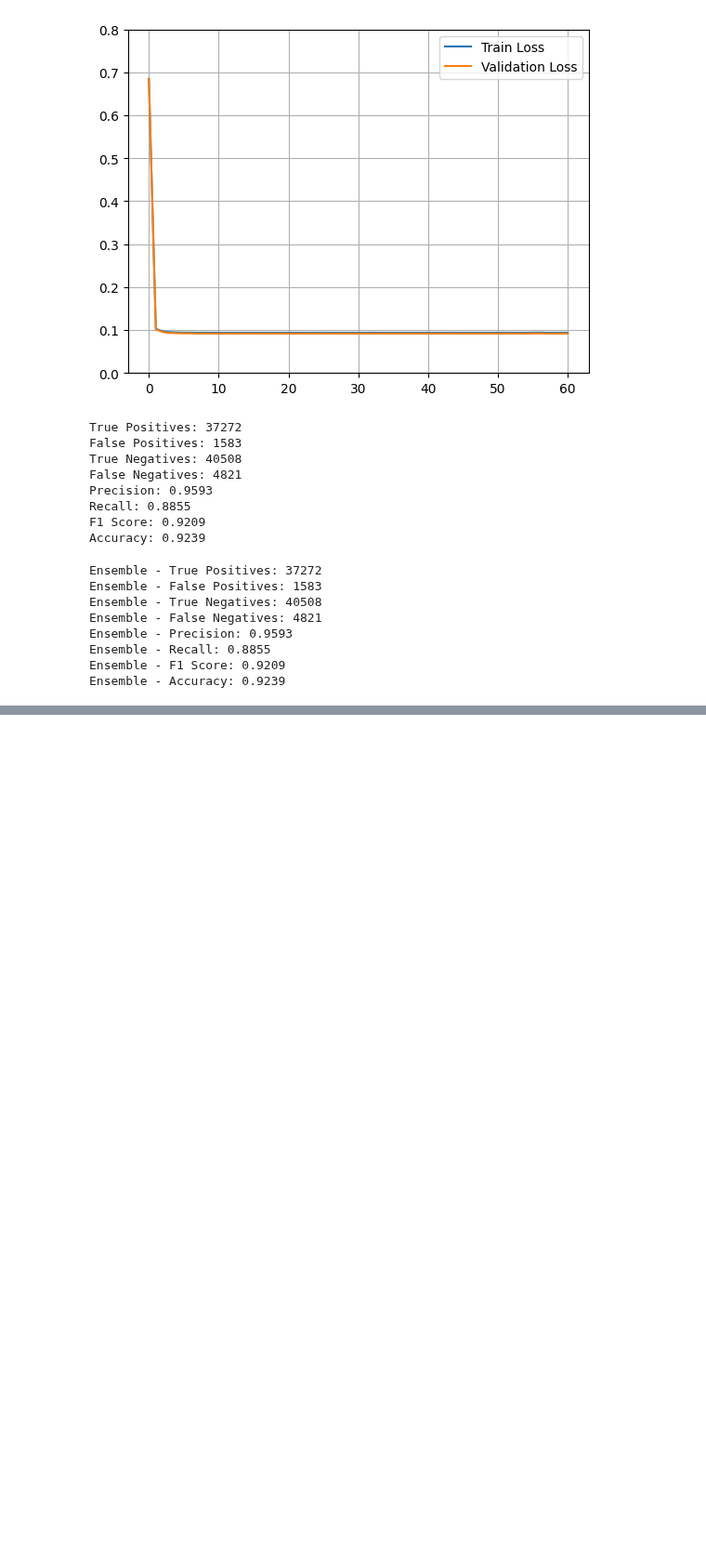
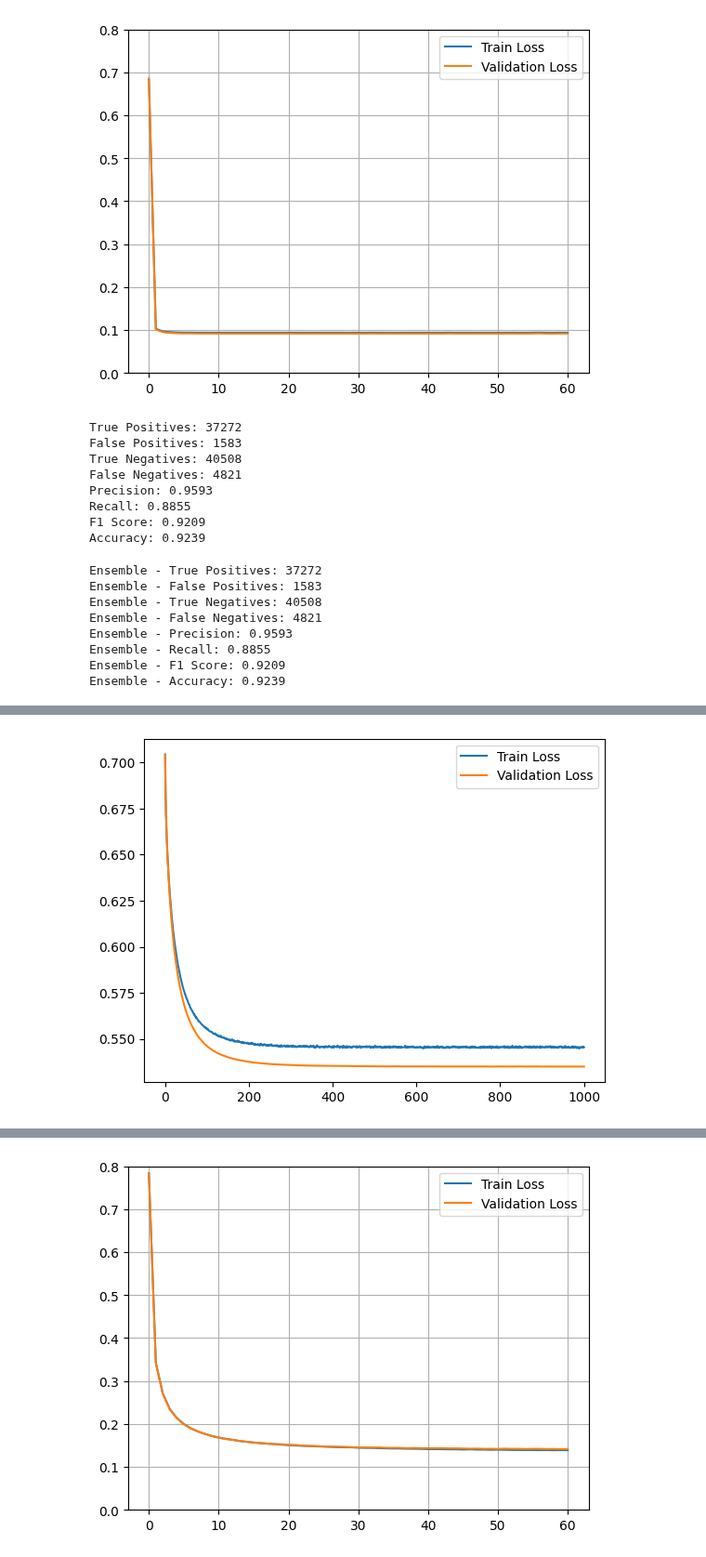
Before and after one commit to fantastic001/VertexVoyage, a Jupyter notebook: notebooks/analyze_embeddings.ipynb, the cells around one changed output, grey strips where cells are left out. Shown at 93% size. Saved outputs shown, nothing was run; the diff lists cells and outputs as text; code cells hidden in the pictures; blank space fills up the shorter version.

```diff
--- a/notebooks/analyze_embeddings.ipynb
+++ b/notebooks/analyze_embeddings.ipynb
@@ -319,3 +319,78 @@ Ensemble - Precision: 0.9593
 Ensemble - Recall: 0.8855
 Ensemble - F1 Score: 0.9209
 Ensemble - Accuracy: 0.9239
+# %%
+
+! cp ../cptest/* data/cptest/
+! ls data/cptest
+
+from vertex_voyage.cli import hash_set_persistently
+
+class EM:
+    def __init__(self, embedding_dict):
+        self.embedding_dict = embedding_dict
+    def embed_nodes(self, nodes):
+        return [self.embed_node(n) for n in nodes]
+    def embed_node(self, node):
+        return self.embedding_dict[node]
+
+run.data = {}
+model, train_losses, val_losses = run["cptest/lp_full"]
+plt.plot(train_losses, label="Train Loss")
+plt.plot(val_losses, label="Validation Loss")
+plt.legend()
+plt.show()
+em = EM(run["cptest/embedding_dict"])
+dataset = run["cptest/graph"]
+partitions = run["cptest/partitions"]
+print("Dataset:", dataset)
+print("Partitions:", partitions)
+# lets remove links between partitions and see if the model can predict them
+to_remove = []
+partitions = list(partitions)
+for i in range(len(partitions)):
+    for j in range(i+1, len(partitions)):
+        part_i = partitions[i]
+        part_j = partitions[j]
+        for u in part_i:
+            for v in part_j:
+                if dataset.has_edge(u, v):
+                    to_remove.append((u, v))
+print(f"Removing {len(to_remove)} edges between partitions.")
+dataset.remove_edges_from(to_remove)
+print(f"Graph after edge removal has {dataset.number_of_edges()} edges.")
+model, train_losses, val_losses = train_on_static_graph(dataset, em, epochs=60, use_bias=True, cv_k=5, val_ratio=0.2, learning_rate=0.1)
+plt.plot(train_losses, label="Train Loss")
+plt.plot(val_losses, label="Validation Loss")
+plt.legend()
+plt.ylim(0, 0.8)
+plt.grid(True)
+plt.show()
+positive_test_edges = to_remove
+negative_test_edges = []
+while len(negative_test_edges) < len(positive_test_edges):
+    u = random.choice(list(dataset.nodes()))
+    v = random.choice(list(dataset.nodes()))
+    if not dataset.has_edge(u, v) and u != v:
+        negative_test_edges.append((u, v))
+test_edges = positive_test_edges + negative_test_edges
+predictions = predict_links(test_edges, em, model)
+TP, FP, TN, FN = 0, 0, 0, 0
+for (u, v), (is_edge, prob) in zip(test_edges, predictions):
+    if is_edge and (u, v) in positive_test_edges:
+        TP += 1
+    elif is_edge and (u, v) in negative_test_edges:
+        FP += 1
+    elif not is_edge and (u, v) in negative_test_edges:
+        TN += 1
+    elif not is_edge and (u, v) in positive_test_edges:
+        FN += 1
+print(f"True Positives: {TP}")
+print(f"False Positives: {FP}")
+print(f"True Negatives: {TN}")
+print(f"False Negatives: {FN}")
+print(f"Precision: {TP / (TP + FP) if TP + FP > 0 else 0:.4f}")
+print(f"Recall: {TP / (TP + FN) if TP + FN > 0 else 0:.4f}")
+print(f"F1 Score: {2 * TP / (2 * TP + FP + FN) if 2 * TP + FP + FN > 0 else 0:.4f}")
+print(f"Accuracy: {(TP + TN) / (TP + FP + TN + FN) if TP + FP + TN + FN > 0 else 0:.4f}")
+# %% [output]
@@ -321,0 +414 @@ Ensemble - Accuracy: 0.9239
+[figure, added]
@@ -321,0 +432 @@ Ensemble - Accuracy: 0.9239
+[figure, added]
```
Also changed, not shown: parts of 1 cell of this notebook.
